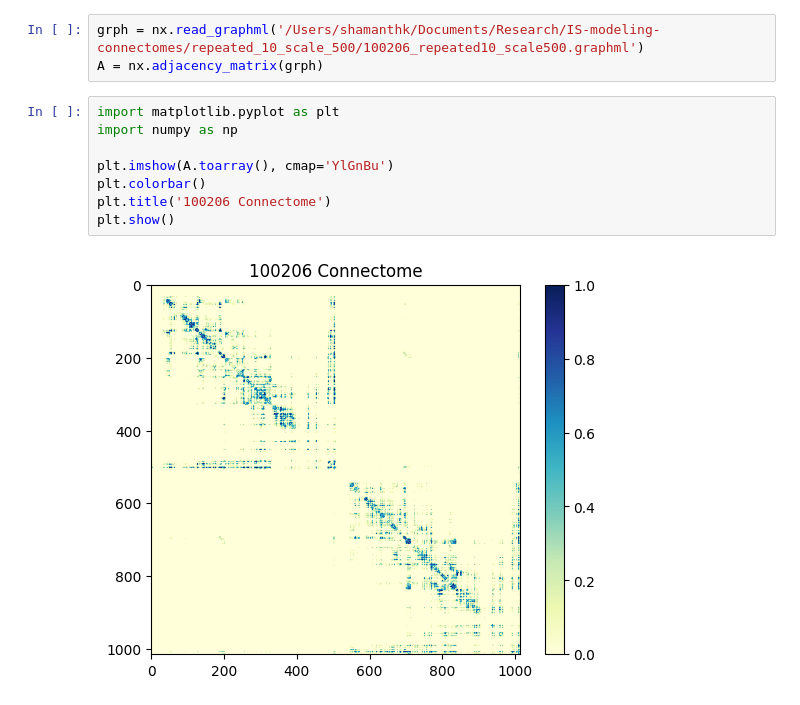
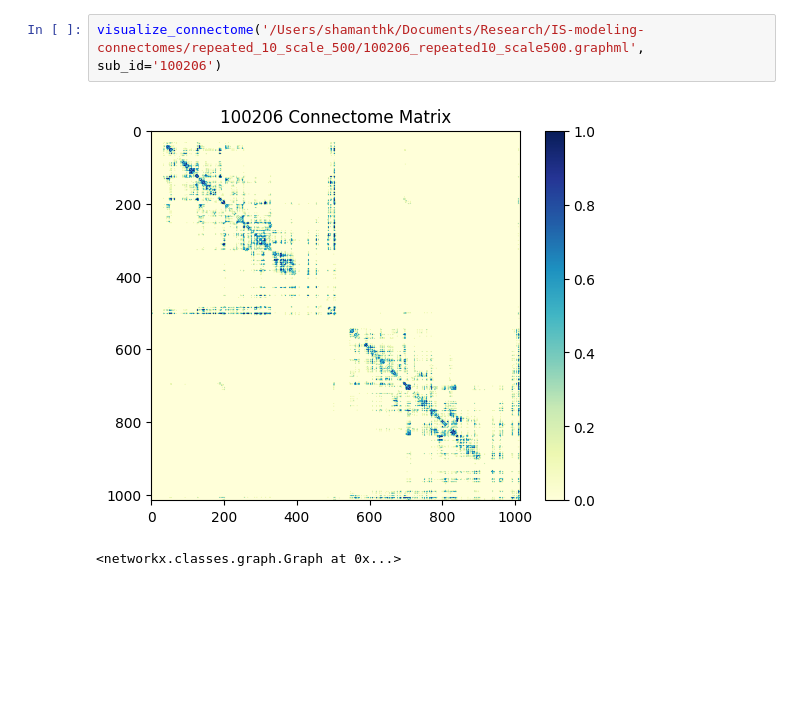
Before and after one commit to shamanth-kuthpadi/IS-modeling-connectomes, a Jupyter notebook: visualize_matrix.ipynb, the cells around one changed output. Cells and saved outputs as stored; diff of their text form; blank space fills up the shorter version.

Commit message:
updates with visualizations and centrality measures.

```diff
--- a/visualize_matrix.ipynb
+++ b/visualize_matrix.ipynb
@@ -3,13 +8,5 @@ import networkx as nx
 # %%
-grph = nx.read_graphml('/Users/shamanthk/Documents/Research/IS-modeling-connectomes/repeated_10_scale_500/100206_repeated10_scale500.graphml')
-A = nx.adjacency_matrix(grph)
+visualize_connectome('/Users/shamanthk/Documents/Research/IS-modeling-connectomes/repeated_10_scale_500/100206_repeated10_scale500.graphml', sub_id='100206')
+# %% [output]
+[figure, added]
+<networkx.classes.graph.Graph at 0x...>
-# %%
-import matplotlib.pyplot as plt
-import numpy as np
-
-plt.imshow(A.toarray(), cmap='YlGnBu')
-plt.colorbar()
-plt.title('100206 Connectome')
-plt.show()
-# %% [output]
-[figure, removed]
```
Also changed, not shown: parts of 4 cells of this notebook, 3 other files.
